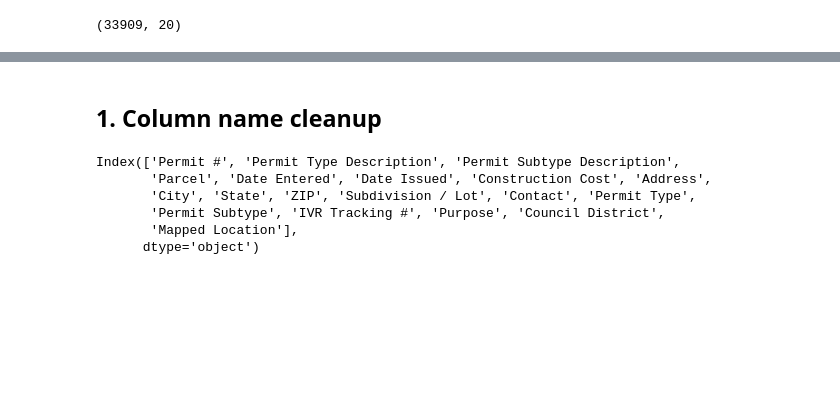
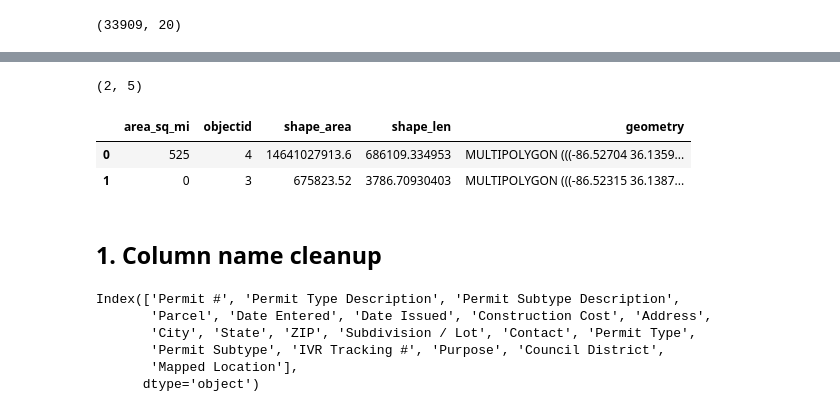
Before and after one commit to lorirocks/nashville-neighborhoods-capstone, a Jupyter notebook: notebooks/3_finalize_data.ipynb, the cells around one changed output, grey strips where cells are left out. Saved outputs shown, nothing was run; the diff lists cells and outputs as text; code cells hidden in the pictures; blank space fills up the shorter version.

```diff
--- a/notebooks/3_finalize_data.ipynb
+++ b/notebooks/3_finalize_data.ipynb
@@ -67,3 +79,14 @@ df2_issued.shape
+# %%
+# DAVIDSON COUNTY BORDER GeoJSON folder
+
+df_dav_border = gpd.read_file('../data/raw/Davidson County Border (GIS).geojson')
+print(df_dav_border.shape)
+df_dav_border.head(2)
+# %% [output]
+(2, 5)
+|  | area_sq_mi | objectid | shape_area | shape_len | geometry |
+| 0 | 525 | 4 | 14641027913.6 | 686109.334953 | MULTIPOLYGON (((-86.52704 36.1359... |
+| 1 | 0 | 3 | 675823.52 | 3786.70930403 | MULTIPOLYGON (((-86.52315 36.1387... |
 # %% [markdown]
 ## 1. Column name cleanup
 # %%
```
Also changed, not shown: parts of 9 cells of this notebook.
